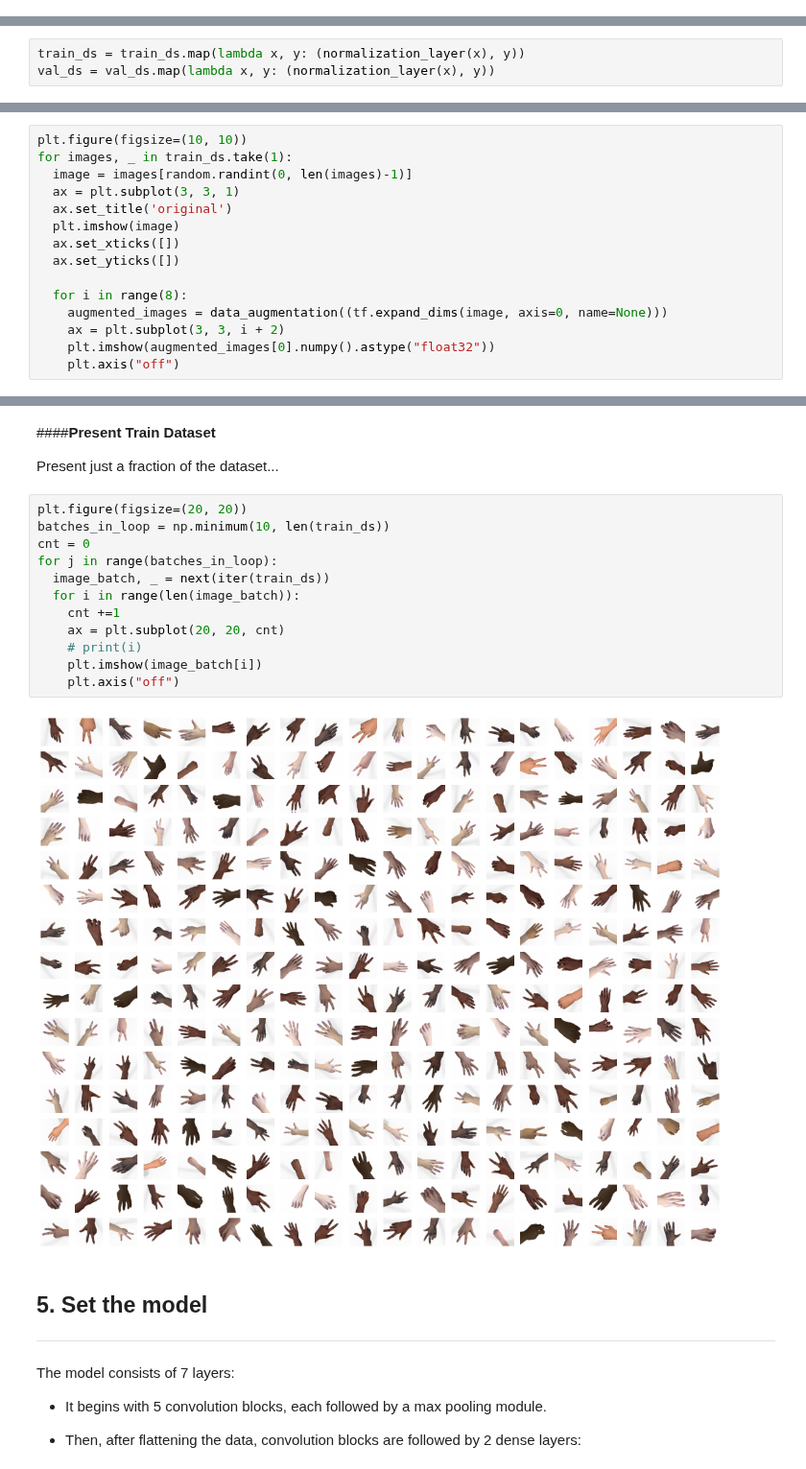
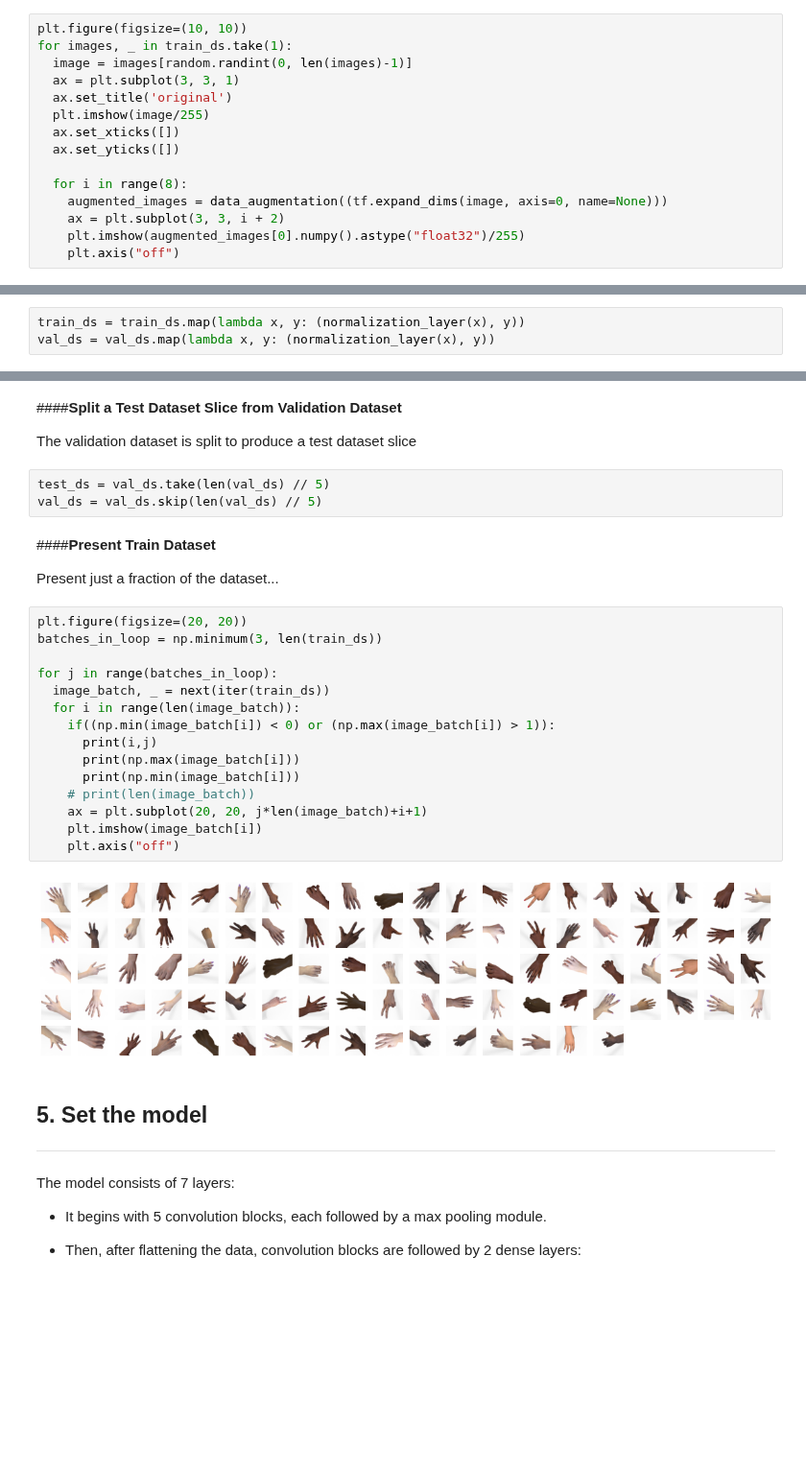
Before and after one commit to ronen-halevy/ai-notebooks, a Jupyter notebook: image-classification/Building_Tensorflow_Image_Input_Pipeline_Part_1_Using_tf_data.ipynb, the cells around one changed output, grey strips where cells are left out. Shown at 96% size. Cells and saved outputs as stored; diff of their text form; blank space fills up the shorter version.

```diff
--- a/image-classification/Building_Tensorflow_Image_Input_Pipeline_Part_1_Using_tf_data.ipynb
+++ b/image-classification/Building_Tensorflow_Image_Input_Pipeline_Part_1_Using_tf_data.ipynb
@@ -353,0 +381,15 @@ val_ds = val_ds.cache().prefetch(buffer_size=tf.data.AUTOTUNE)
+# %%
+plt.figure(figsize=(10, 10))
+for images, _ in train_ds.take(1):
+  image = images[random.randint(0, len(images)-1)]
+  ax = plt.subplot(3, 3, 1)
+  ax.set_title('original')
+  plt.imshow(image/255)
+  ax.set_xticks([])
+  ax.set_yticks([])
+
+  for i in range(8):
+    augmented_images = data_augmentation((tf.expand_dims(image, axis=0, name=None)))
+    ax = plt.subplot(3, 3, i + 2)
+    plt.imshow(augmented_images[0].numpy().astype("float32")/255)
+    plt.axis("off")
@@ -386,15 +408,0 @@ Here's how the augmented images look like
-# %%
-plt.figure(figsize=(10, 10))
-for images, _ in train_ds.take(1):
-  image = images[random.randint(0, len(images)-1)]
-  ax = plt.subplot(3, 3, 1)
-  ax.set_title('original')
-  plt.imshow(image)
-  ax.set_xticks([])
-  ax.set_yticks([])
-
-  for i in range(8):
-    augmented_images = data_augmentation((tf.expand_dims(image, axis=0, name=None)))
-    ax = plt.subplot(3, 3, i + 2)
-    plt.imshow(augmented_images[0].numpy().astype("float32"))
-    plt.axis("off")
@@ -407,21 +409,31 @@ train_ds = train_ds.map(lambda x, y: (data_augmentation(x), y))
+# %% [markdown]
+####**Split a Test Dataset Slice from Validation Dataset**
+
+The validation dataset is split to produce a test dataset slice
+# %%
+test_ds = val_ds.take(len(val_ds) // 5)
+val_ds = val_ds.skip(len(val_ds) // 5)
 # %% [markdown]
 ####**Present Train Dataset**
 
 Present just a fraction of the dataset...
 # %%
 plt.figure(figsize=(20, 20))
-batches_in_loop = np.minimum(10, len(train_ds))
-cnt = 0
+batches_in_loop = np.minimum(3, len(train_ds))
+
 for j in range(batches_in_loop):
   image_batch, _ = next(iter(train_ds))
   for i in range(len(image_batch)):
-    cnt +=1
-    ax = plt.subplot(20, 20, cnt)
-    # print(i)
+    if((np.min(image_batch[i]) < 0) or (np.max(image_batch[i]) > 1)):
+      print(i,j)
+      print(np.max(image_batch[i]))
+      print(np.min(image_batch[i]))
+    # print(len(image_batch))
+    ax = plt.subplot(20, 20, j*len(image_batch)+i+1)
     plt.imshow(image_batch[i])
     plt.axis("off")
 # %% [output]
-[figure, old version]
+[figure, new version]
 # %% [markdown]
 ## 5. Set the model
 ---
```
Also changed, not shown: parts of 44 cells of this notebook.
